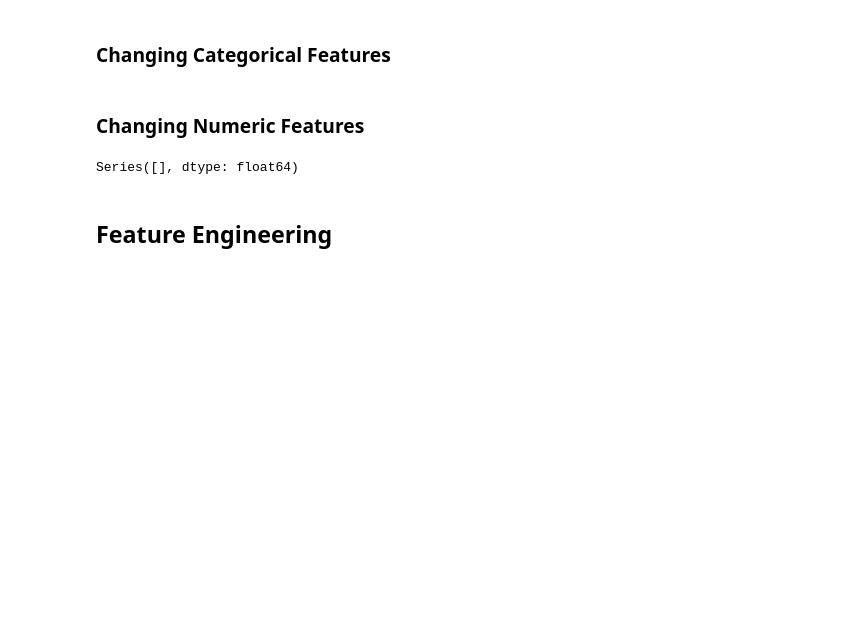
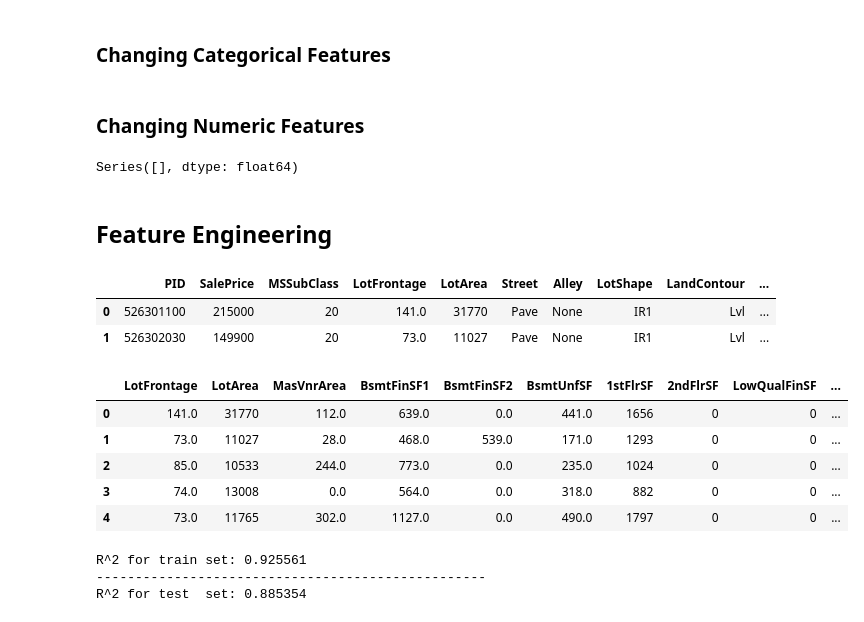
Before and after one commit to dnie44/nycdatascience_ML_project, a Jupyter notebook: david/2_Modeling.ipynb, the cells around one changed output. Cells and saved outputs as stored; diff of their text form; code cells hidden in the pictures; blank space fills up the shorter version.

```diff
--- a/david/2_Modeling.ipynb
+++ b/david/2_Modeling.ipynb
@@ -86,10 +116,10 @@ for col in ['GarageFinish', 'GarageType', 'GarageQual', 'GarageCond']:
 housing['MasVnrArea'] = housing['MasVnrArea'].fillna(0)
 housing['LotFrontage'] = housing.groupby('Neighborhood')['LotFrontage'].transform(lambda x: x.fillna(x.median()))
 
-for col in ['BsmtFinSF1', 'BsmtFinSF2', 'BsmtUnfSF', 'TotalBsmtSF', 'BsmtHalfBath', 'BsmtFullBath']:
+for col in ['BsmtFinSF1', 'BsmtFinSF2', 'BsmtUnfSF', 'BsmtHalfBath', 'BsmtFullBath']:
     housing[col] = housing[col].fillna(0)
 
-for col in ['GarageArea', 'GarageCars', 'GarageYrBlt']:
+for col in ['GarageArea', 'GarageCars']:
     housing[col] = housing[col].fillna(0)
 # %%
 null_columns = housing.columns[housing.isnull().any()]
@@ -98,3 +128,35 @@ housing[null_columns].isnull().sum()
 Series([], dtype: float64)
 # %% [markdown]
 ## Feature Engineering
+# %%
+housing.head(2)
+# %% [output]
+|  | PID | SalePrice | MSSubClass | LotFrontage | LotArea | Street | Alley | LotShape | LandContour | ... |
+| 0 | 526301100 | 215000 | 20 | 141.0 | 31770 | Pave | None | IR1 | Lvl | ... |
+| 1 | 526302030 | 149900 | 20 | 73.0 | 11027 | Pave | None | IR1 | Lvl | ... |
+# %%
+housing['PorchArea'] = housing['OpenPorchSF'] + housing['EnclosedPorch'] + housing['3SsnPorch'] + housing['ScreenPorch']
+housing.drop(['OpenPorchSF','EnclosedPorch','3SsnPorch','ScreenPorch'],inplace = True, axis = 1)
+# %%
+housing['TotalBath'] = housing['BsmtFullBath'] + (housing['BsmtHalfBath']*0.5) + housing['FullBath'] + (housing['HalfBath']*0.5)
+housing.drop(['BsmtFullBath','BsmtHalfBath','FullBath','HalfBath'],inplace = True, axis = 1)
+# %%
+df = housing.copy()
+df = pd.get_dummies(df, columns=['Street', 'Alley',
+                                 'Fence','LotShape','LandContour',
+                                 'Utilities','LotConfig','LandSlope',
+                                 'Neighborhood','Condition1','RoofStyle',
+                                 'RoofMatl','Exterior1st','MasVnrType',
+                                 'ExterQual','ExterCond','Foundation',
+                                 'BsmtQual','BsmtCond', 'BsmtExposure',
+                                 'BsmtFinType1', 'BsmtFinType2', 'Heating',
+                                 'HeatingQC', 'CentralAir', 'Electrical',
+                                 'KitchenQual', 'Functional', 'FireplaceQu',
+                                 'GarageType', 'GarageFinish', 'GarageQual',
+                                 'GarageCond', 'PavedDrive', 'PoolQC',
+                                 'MiscFeature', 'SaleType', 'SaleCondition',
+                                 'MSSubClass'], drop_first = True)
+df.drop(['PID','SalePrice','BsmtCond_None',
+         'PoolQC_None','BsmtQual_None','BsmtFinType1_None',
+         'GarageQual_None','BsmtFinType2_None',
+         'GarageCond_None','GarageFinish_None'],inplace = True, axis = 1)
@@ -100,0 +166,9 @@ Series([], dtype: float64)
+# %%
+df.head(5)
+# %% [output]
+|  | LotFrontage | LotArea | MasVnrArea | BsmtFinSF1 | BsmtFinSF2 | BsmtUnfSF | 1stFlrSF | 2ndFlrSF | LowQualFinSF | ... |
+| 0 | 141.0 | 31770 | 112.0 | 639.0 | 0.0 | 441.0 | 1656 | 0 | 0 | ... |
+| 1 | 73.0 | 11027 | 28.0 | 468.0 | 539.0 | 171.0 | 1293 | 0 | 0 | ... |
+| 2 | 85.0 | 10533 | 244.0 | 773.0 | 0.0 | 235.0 | 1024 | 0 | 0 | ... |
+| 3 | 74.0 | 13008 | 0.0 | 564.0 | 0.0 | 318.0 | 882 | 0 | 0 | ... |
+| 4 | 73.0 | 11765 | 302.0 | 1127.0 | 0.0 | 490.0 | 1797 | 0 | 0 | ... |
@@ -100,0 +177,12 @@ Series([], dtype: float64)
+# %%
+ols = LinearRegression()
+ols.fit(X_train, y_train)
+print("R^2 for train set: %f" %ols.score(X_train, y_train))
+
+print('-'*50)
+
+print("R^2 for test  set: %f" %ols.score(X_test, y_test))
+# %% [output]
+R^2 for train set: 0.925561
+--------------------------------------------------
+R^2 for test  set: 0.885354
```
Also changed, not shown: parts of 14 cells of this notebook, 6 other files.
